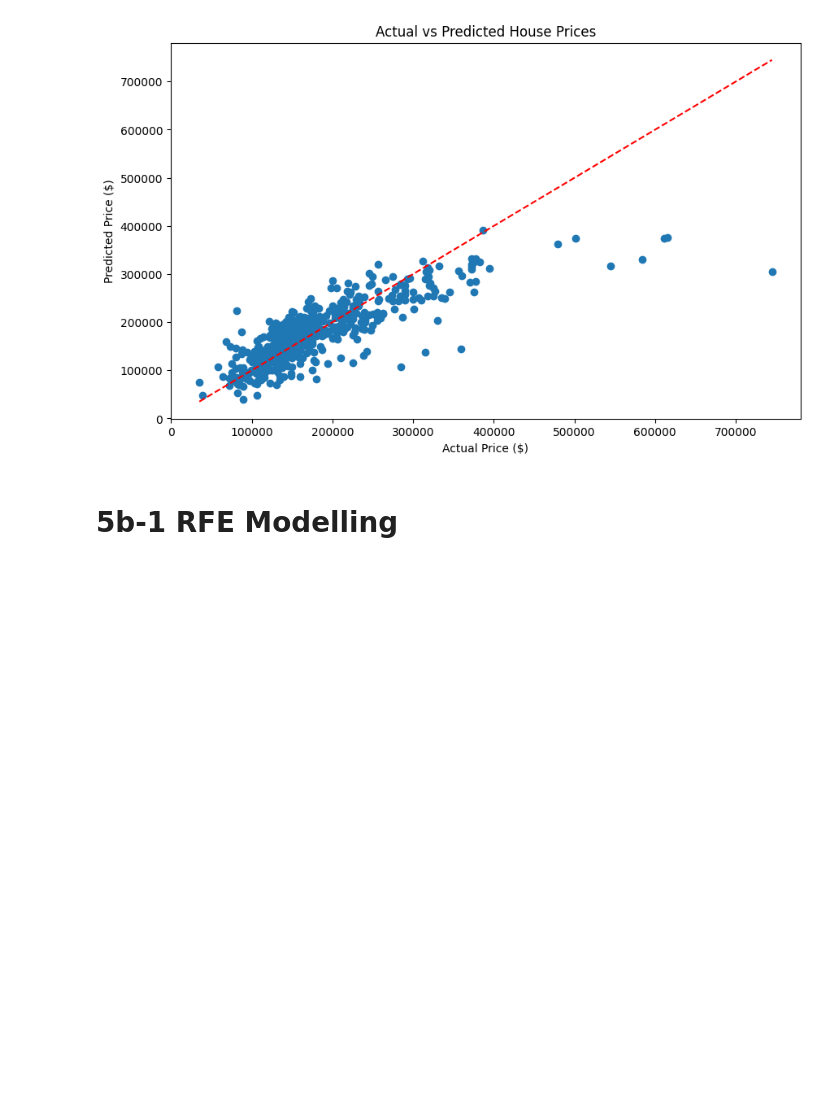
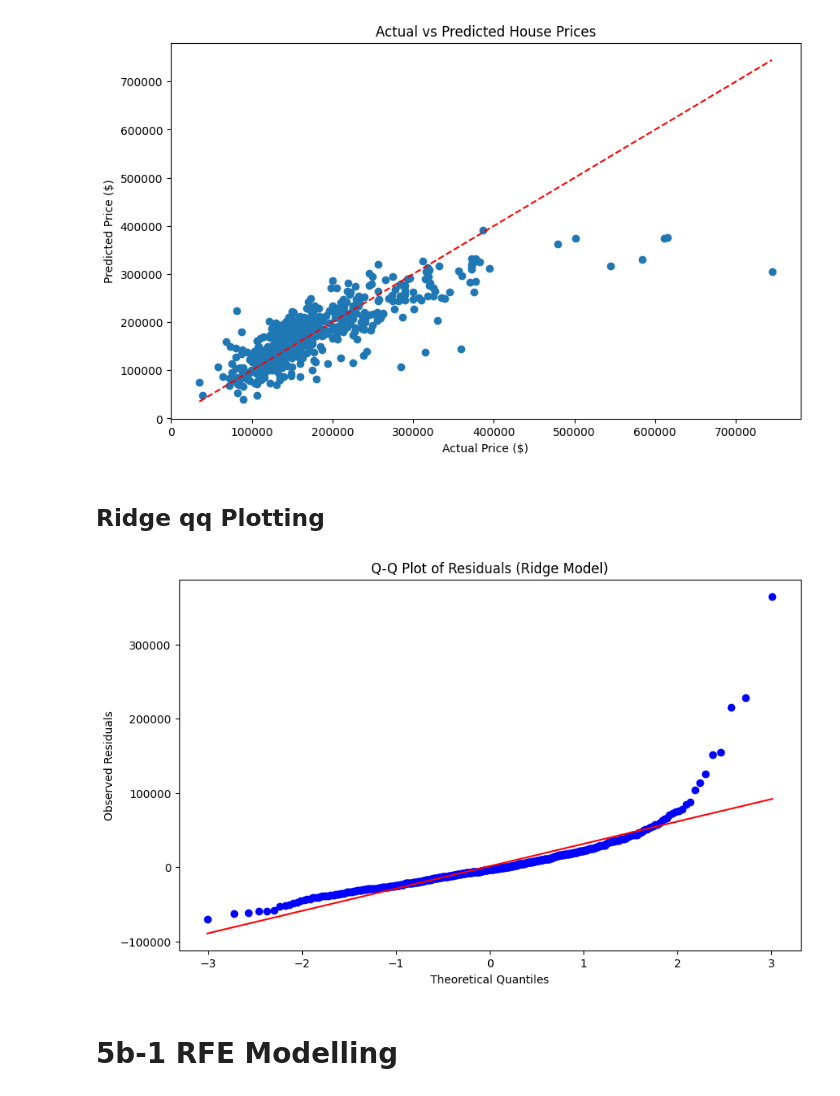
Before and after one commit to rwcitek/RSB-cohort-15-data-science, a Jupyter notebook: Colab-Notebooks/Module-2/project-2/Project_2_Housing_Price_Prediction_v_7.ipynb, the cells around one changed output. Cells and saved outputs as stored; diff of their text form; code cells hidden in the pictures; blank space fills up the shorter version.

```diff
--- a/Colab-Notebooks/Module-2/project-2/Project_2_Housing_Price_Prediction_v_7.ipynb
+++ b/Colab-Notebooks/Module-2/project-2/Project_2_Housing_Price_Prediction_v_7.ipynb
@@ -519,6 +519,19 @@ Root Mean Squared Error (RMSE): $48960.63
 Root Mean Squared Percentage Error (RMSPE): 3.38%
 R-squared: 0.6528
 [figure]
+# %% [markdown]
+## Ridge qq Plotting
+# %%
+# Q-Q plot for Ridge model residuals
+residuals = y_test - predictions
+plt.figure(figsize=(10, 6))
+stats.probplot(residuals, dist="norm", plot=plt)
+plt.title('Q-Q Plot of Residuals (Ridge Model)')
+plt.xlabel('Theoretical Quantiles')
+plt.ylabel('Observed Residuals')
+plt.show()
+# %% [output]
+[figure, added]
 # %% [markdown]
 # 5b-1 RFE Modelling
 # %%
```
Also changed, not shown: parts of 13 cells of this notebook, 1 other file.
